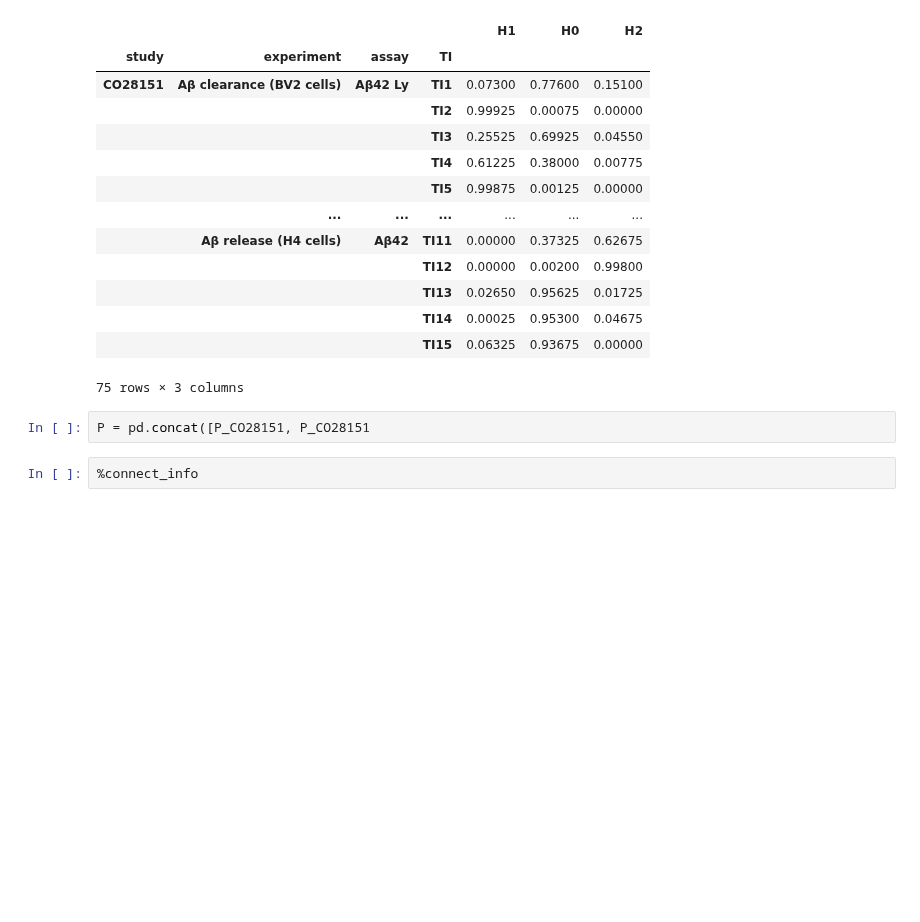
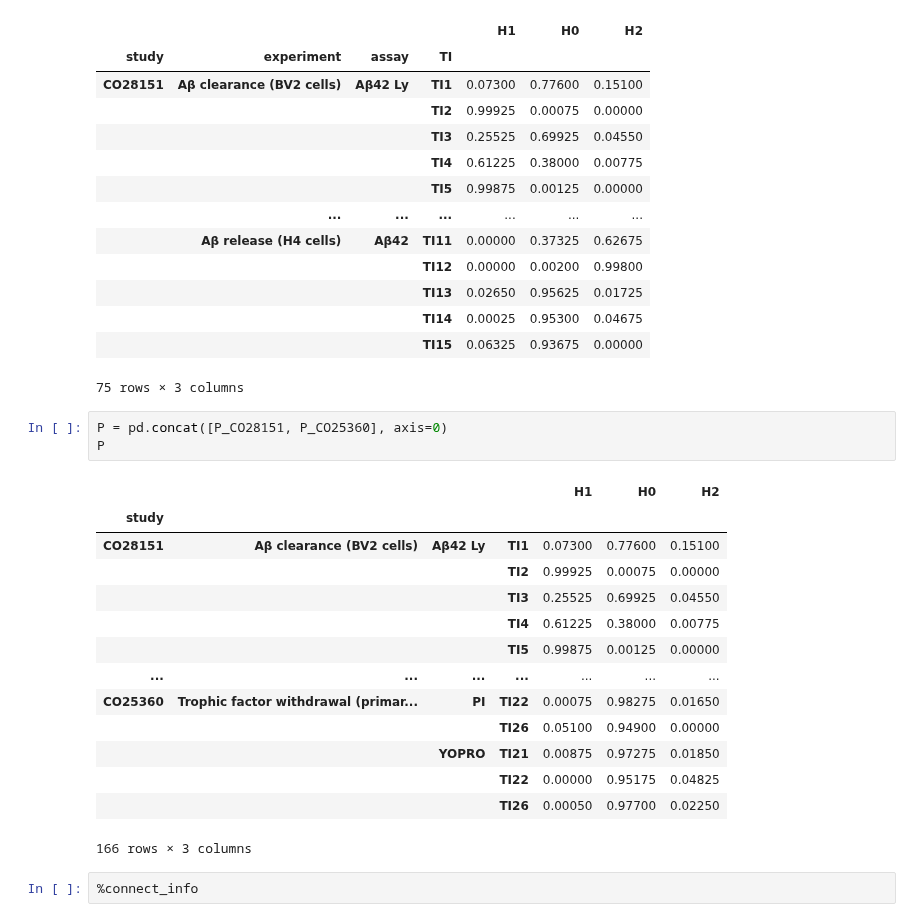
Before and after one commit to attilagk/CTNS-notebook, a Jupyter notebook: 2024-03-04-cell-bayes-vs-frequentist/2024-03-04-cell-bayes-vs-frequentist.ipynb, the cells around one changed output. Cells and saved outputs as stored; diff of their text form; blank space fills up the shorter version.

```diff
--- a/2024-03-04-cell-bayes-vs-frequentist/2024-03-04-cell-bayes-vs-frequentist.ipynb
+++ b/2024-03-04-cell-bayes-vs-frequentist/2024-03-04-cell-bayes-vs-frequentist.ipynb
@@ -168,7 +223,23 @@ P_CO28151
 |  |  |  | TI15 | 0.06325 | 0.93675 | 0.00000 |
 75 rows × 3 columns
 # %%
-P = pd.concat([P_CO28151, P_CO28151
+P = pd.concat([P_CO28151, P_CO25360], axis=0)
+P
+# %% [output]
+|  |  |  |  | H1 | H0 | H2 |
+| study |  |  |  |  |  |  |
+| CO28151 | Aβ clearance (BV2 cells) | Aβ42 Ly | TI1 | 0.07300 | 0.77600 | 0.15100 |
+|  |  |  | TI2 | 0.99925 | 0.00075 | 0.00000 |
+|  |  |  | TI3 | 0.25525 | 0.69925 | 0.04550 |
+|  |  |  | TI4 | 0.61225 | 0.38000 | 0.00775 |
+|  |  |  | TI5 | 0.99875 | 0.00125 | 0.00000 |
+| ... | ... | ... | ... | ... | ... | ... |
+| CO25360 | Trophic factor withdrawal (primar... | PI | TI22 | 0.00075 | 0.98275 | 0.01650 |
+|  |  |  | TI26 | 0.05100 | 0.94900 | 0.00000 |
+|  |  | YOPRO | TI21 | 0.00875 | 0.97275 | 0.01850 |
+|  |  |  | TI22 | 0.00000 | 0.95175 | 0.04825 |
+|  |  |  | TI26 | 0.00050 | 0.97700 | 0.02250 |
+166 rows × 3 columns
 # %%
 %connect_info
 # %% [output]
```
Also changed, not shown: parts of 3 cells of this notebook.
